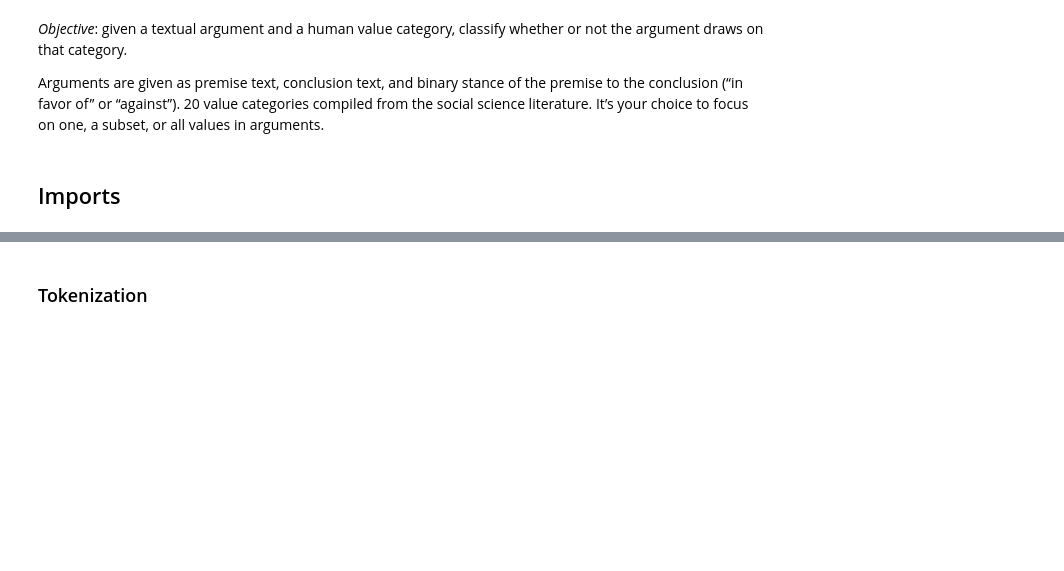
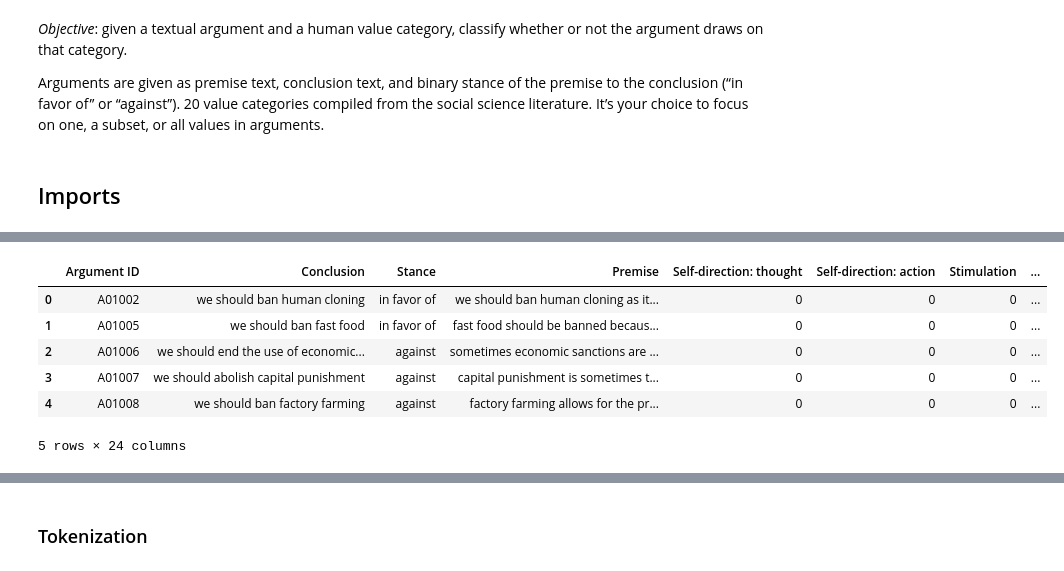
Before and after one commit to send-an-SMS/Unibo-NLP-Project, a Jupyter notebook: debug_2.ipynb, the cells around one changed output, grey strips where cells are left out. Drawn from its saved outputs; the diff is of its cells as text; code cells hidden in the pictures; blank space fills up the shorter version.

```diff
--- a/debug_2.ipynb
+++ b/debug_2.ipynb
@@ -194,0 +179,42 @@ Max length
+# %%
+preprocessing_pipeline = [
+                          lower,
+                          replace_special_characters,
+                          replace_br,
+                          filter_out_uncommon_symbols,
+                          #remove_stopwords,
+                          #strip_text,
+                          #replace_double_spaces
+                          ]
+
+def text_prepare(text: str,
+                 filter_methods: List[Callable[[str], str]] = None) -> str:
+    """
+    Applies a list of pre-processing functions in sequence (reduce).
+    Note that the order is important here!
+    """
+    filter_methods = filter_methods if filter_methods is not None else preprocessing_pipeline
+    return reduce(lambda txt, f: f(txt), filter_methods, text)
+# %%
+# Replace each sentence with its pre-processed version
+df_train['Conclusion'] = df_train['Conclusion'].apply(lambda txt: text_prepare(txt))
+df_train['Stance'] = df_train['Stance'].apply(lambda txt: text_prepare(txt))
+df_train['Premise'] = df_train['Premise'].apply(lambda txt: text_prepare(txt))
+
+df_val['Conclusion'] = df_val['Conclusion'].apply(lambda txt: text_prepare(txt))
+df_val['Stance'] = df_val['Stance'].apply(lambda txt: text_prepare(txt))
+df_val['Premise'] = df_val['Premise'].apply(lambda txt: text_prepare(txt))
+
+df_test['Conclusion'] = df_test['Conclusion'].apply(lambda txt: text_prepare(txt))
+df_test['Stance'] = df_test['Stance'].apply(lambda txt: text_prepare(txt))
+df_test['Premise'] = df_test['Premise'].apply(lambda txt: text_prepare(txt))
+# %%
+df_train.head()
+# %% [output]
+|  | Argument ID | Conclusion | Stance | Premise | Self-direction: thought | Self-direction: action | Stimulation | ... |
+| 0 | A01002 | we should ban human cloning | in favor of | we should ban human cloning as it... | 0 | 0 | 0 | ... |
+| 1 | A01005 | we should ban fast food | in favor of | fast food should be banned becaus... | 0 | 0 | 0 | ... |
+| 2 | A01006 | we should end the use of economic... | against | sometimes economic sanctions are ... | 0 | 0 | 0 | ... |
+| 3 | A01007 | we should abolish capital punishment | against | capital punishment is sometimes t... | 0 | 0 | 0 | ... |
+| 4 | A01008 | we should ban factory farming | against | factory farming allows for the pr... | 0 | 0 | 0 | ... |
+5 rows × 24 columns
```
Also changed, not shown: parts of 45 cells of this notebook.
